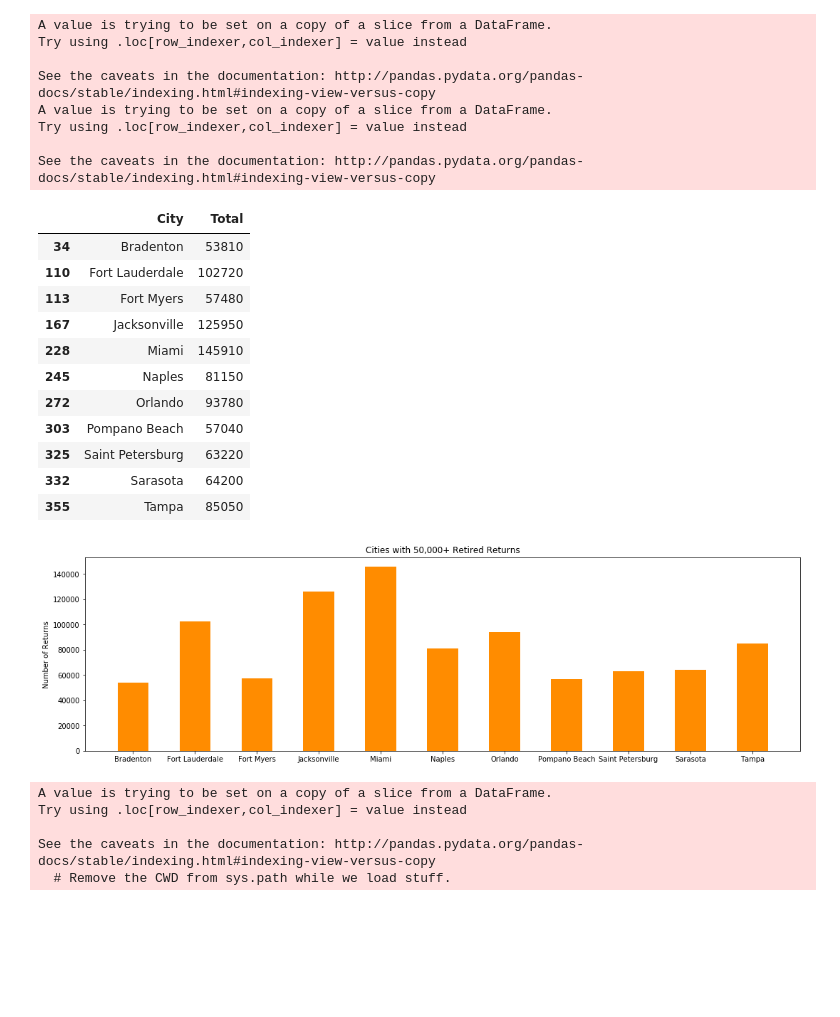
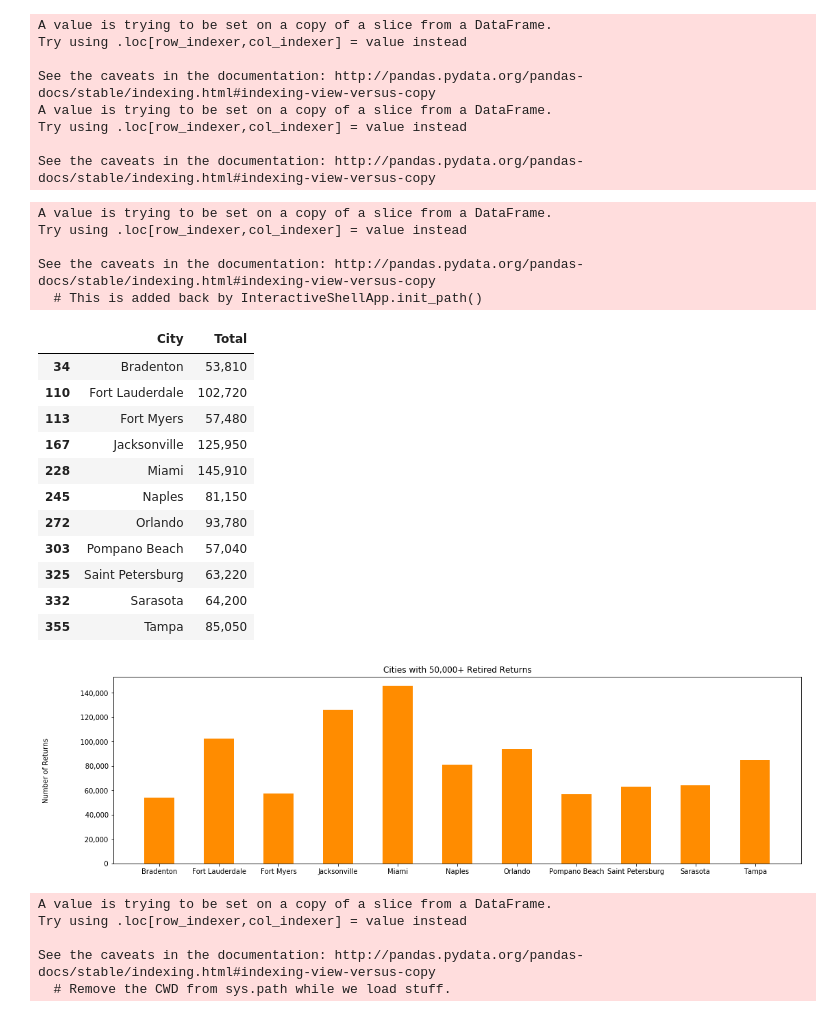
Before and after one commit to Sbrown146/Project1, a Jupyter notebook: Project Data Final Code.ipynb, the cells around one changed output. Cells and saved outputs as stored; diff of their text form; code cells hidden in the pictures; blank space fills up the shorter version.

```diff
--- a/Project Data Final Code.ipynb
+++ b/Project Data Final Code.ipynb
@@ -322,6 +347,7 @@ Upper_bracket
 #           Taxable Social Security benefits +
 #           Individual retirement arrangement payments
 
+City_tax_test=Florida_cities.groupby(["City"]).sum().reset_index()
 
 Retirement_returns=City_tax_test[[ \
     "City",
@@ -374,34 +400,48 @@ See the caveats in the documentation: http://pandas.pydata.org/pandas-docs/stabl
 High_retire_returns=  \
     Retirement_returns.loc[Retirement_returns["Total"]>50000,:]
 
-High_retire_returns
+
+
+High_retire_returns_display=High_retire_returns
+High_retire_returns_display["Total"]= \
+High_retire_returns_display["Total"].astype(float).map("{:20,.0f}".format)
+
+
+
+High_retire_returns_display
 # %% [output]
+A value is trying to be set on a copy of a slice from a DataFrame.
+Try using .loc[row_indexer,col_indexer] = value instead
+
+See the caveats in the documentation: http://pandas.pydata.org/pandas-docs/stable/indexing.html#indexing-view-versus-copy
+  # This is added back by InteractiveShellApp.init_path()
 |  | City | Total |
-| 34 | Bradenton | 53810 |
-| 110 | Fort Lauderdale | 102720 |
-| 113 | Fort Myers | 57480 |
-| 167 | Jacksonville | 125950 |
-| 228 | Miami | 145910 |
-| 245 | Naples | 81150 |
-| 272 | Orlando | 93780 |
-| 303 | Pompano Beach | 57040 |
-| 325 | Saint Petersburg | 63220 |
-| 332 | Sarasota | 64200 |
-| 355 | Tampa | 85050 |
+| 34 | Bradenton | 53,810 |
+| 110 | Fort Lauderdale | 102,720 |
+| 113 | Fort Myers | 57,480 |
+| 167 | Jacksonville | 125,950 |
+| 228 | Miami | 145,910 |
+| 245 | Naples | 81,150 |
+| 272 | Orlando | 93,780 |
+| 303 | Pompano Beach | 57,040 |
+| 325 | Saint Petersburg | 63,220 |
+| 332 | Sarasota | 64,200 |
+| 355 | Tampa | 85,050 |
 # %%
 # Question 4 graph.
 
 plt.figure(figsize=(18,5))
 High_retire_returns_graph=plt.bar( \
 High_retire_returns["City"], High_retire_returns["Total"], color="darkorange", width=0.5)
 
+plt.gca().set_yticklabels(['{:20,.0f}'.format(x) for x in plt.gca().get_yticks()])
 
 plt.title("Cities with 50,000+ Retired Returns")
 plt.ylabel("Number of Returns")
 plt.savefig("50000+ Retired Returns")
 plt.show()
 # %% [output]
-[figure, old version]
+[figure, new version]
 # %%
 # Question 5.
 # Cities with $100+ million in retirement income. 16 cities in total.
```
Also changed, not shown: parts of 14 cells of this notebook.
